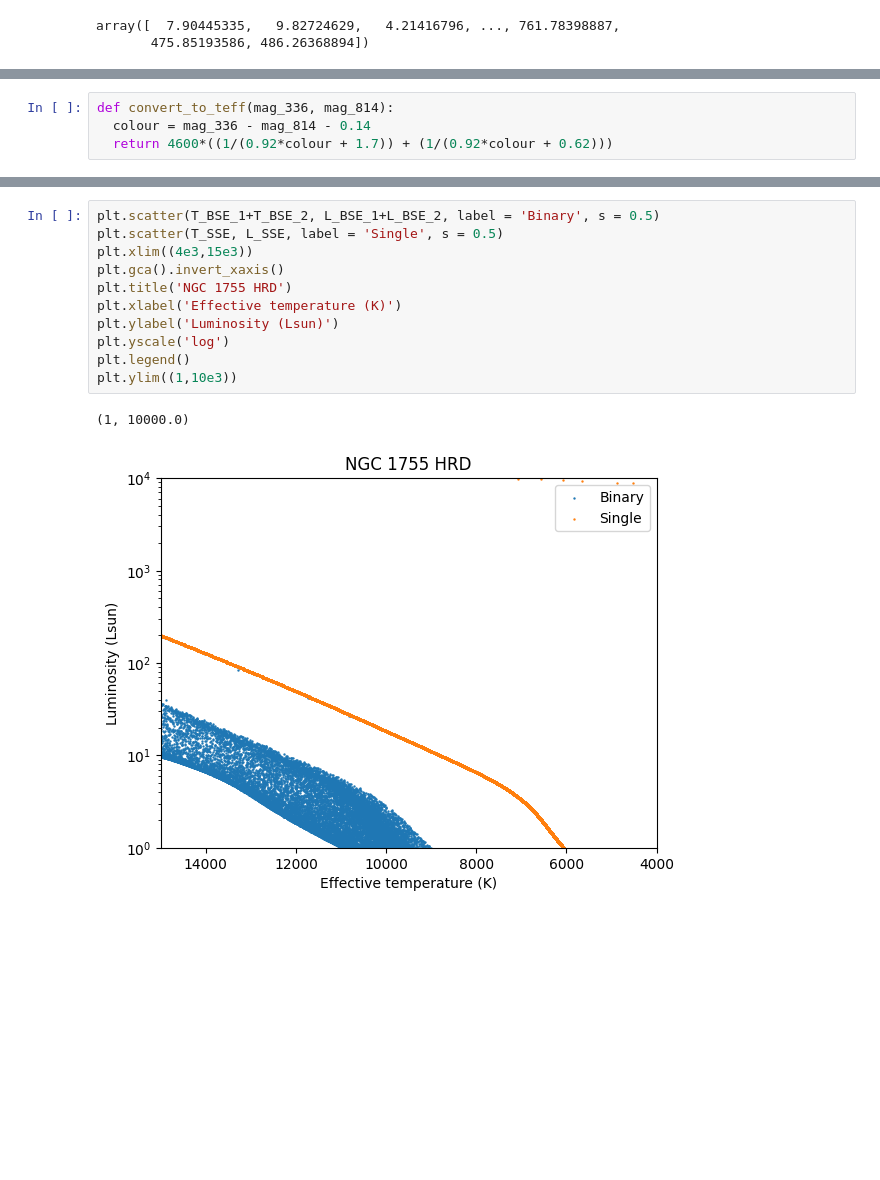
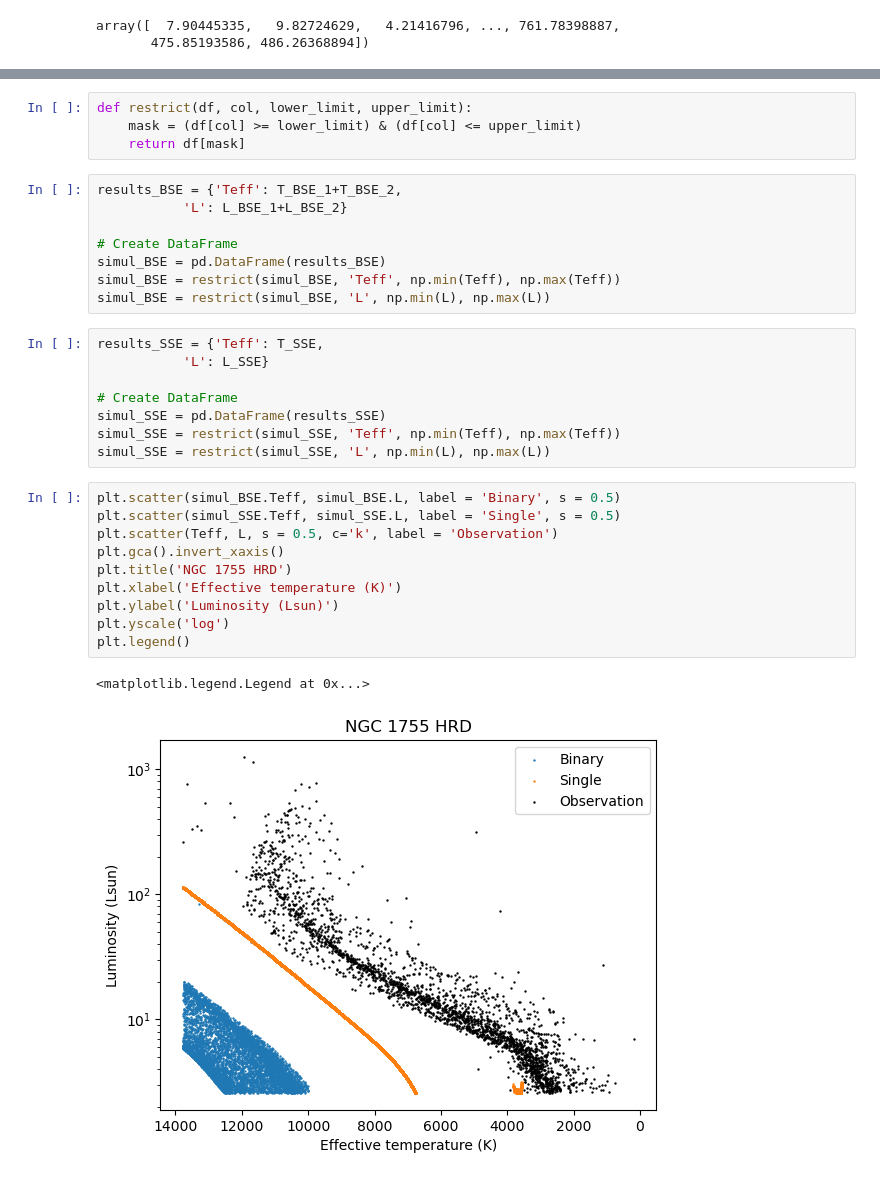
Before and after one commit to mkim0029/COMPAS, a Jupyter notebook: src/COMPAS_Output/read.ipynb, the cells around one changed output, grey strips where cells are left out. Cells and saved outputs as stored; diff of their text form; blank space fills up the shorter version.

Commit message:
can plot obs and results together

```diff
--- a/src/COMPAS_Output/read.ipynb
+++ b/src/COMPAS_Output/read.ipynb
@@ -187,4 +185,0 @@ def convert_to_teff(mag_336, mag_814):
-# %%
-def convert_to_teff(mag_336, mag_814):
-  colour = mag_336 - mag_814 - 0.14
-  return 4600*((1/(0.92*colour + 1.7)) + (1/(0.92*colour + 0.62)))
@@ -207,14 +205,33 @@ Text(0.5, 1.0, 'NGC 1755')
+# %%
+def restrict(df, col, lower_limit, upper_limit):
+    mask = (df[col] >= lower_limit) & (df[col] <= upper_limit)
+    return df[mask]
+# %%
+results_BSE = {'Teff': T_BSE_1+T_BSE_2,
+           'L': L_BSE_1+L_BSE_2}
+
+# Create DataFrame
+simul_BSE = pd.DataFrame(results_BSE)
+simul_BSE = restrict(simul_BSE, 'Teff', np.min(Teff), np.max(Teff))
+simul_BSE = restrict(simul_BSE, 'L', np.min(L), np.max(L))
+# %%
+results_SSE = {'Teff': T_SSE,
+           'L': L_SSE}
+
+# Create DataFrame
+simul_SSE = pd.DataFrame(results_SSE)
+simul_SSE = restrict(simul_SSE, 'Teff', np.min(Teff), np.max(Teff))
+simul_SSE = restrict(simul_SSE, 'L', np.min(L), np.max(L))
 # %%
-plt.scatter(T_BSE_1+T_BSE_2, L_BSE_1+L_BSE_2, label = 'Binary', s = 0.5)
-plt.scatter(T_SSE, L_SSE, label = 'Single', s = 0.5)
-plt.xlim((4e3,15e3))
+plt.scatter(simul_BSE.Teff, simul_BSE.L, label = 'Binary', s = 0.5)
+plt.scatter(simul_SSE.Teff, simul_SSE.L, label = 'Single', s = 0.5)
+plt.scatter(Teff, L, s = 0.5, c='k', label = 'Observation')
 plt.gca().invert_xaxis()
 plt.title('NGC 1755 HRD')
 plt.xlabel('Effective temperature (K)')
 plt.ylabel('Luminosity (Lsun)')
 plt.yscale('log')
 plt.legend()
-plt.ylim((1,10e3))
 # %% [output]
-(1, 10000.0)
+<matplotlib.legend.Legend at 0x...>
-[figure, old version]
+[figure, new version]
```
Also changed, not shown: parts of 7 cells of this notebook.
